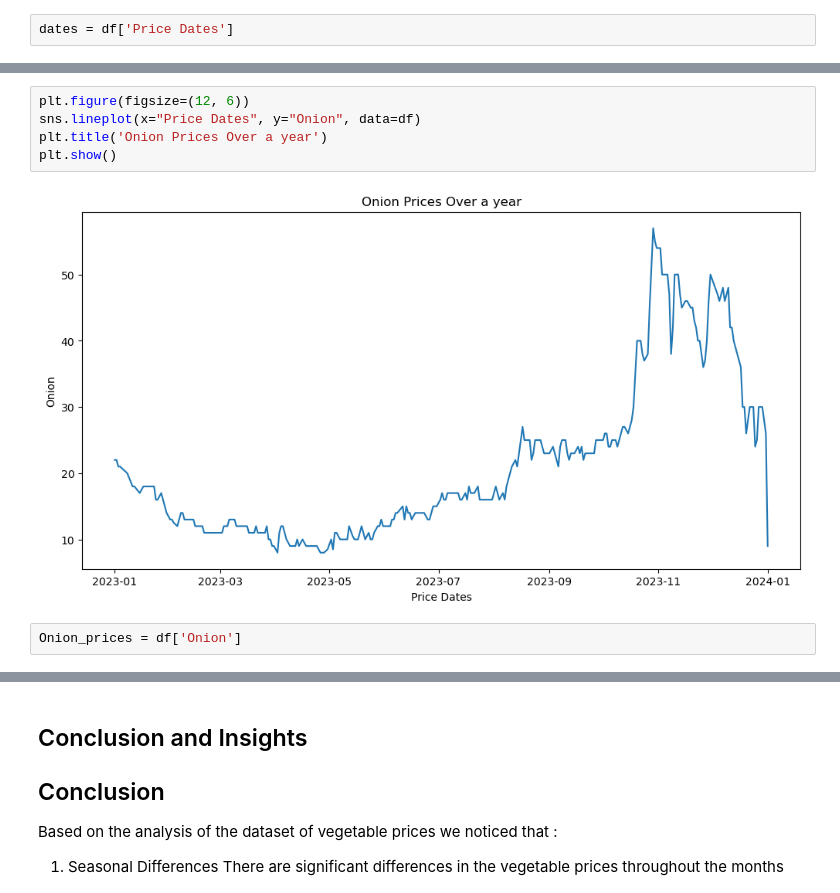
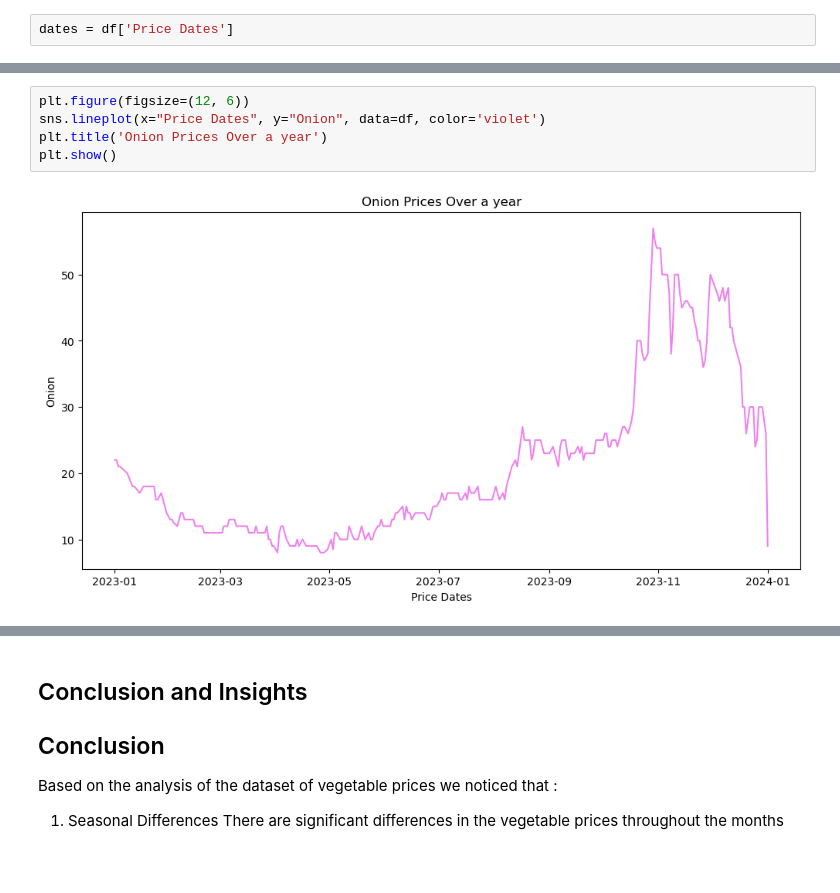
Before and after one commit to justin9503/MM6-Python-Project, a Jupyter notebook: Vegetable prices_MM6.ipynb, the cells around one changed output, grey strips where cells are left out. Cells and saved outputs as stored; diff of their text form; blank space fills up the shorter version.

```diff
--- a/Vegetable prices_MM6.ipynb
+++ b/Vegetable prices_MM6.ipynb
@@ -188,9 +199,7 @@ plt.show()
 # %%
 plt.figure(figsize=(12, 6))
-sns.lineplot(x="Price Dates", y="Onion", data=df)
+sns.lineplot(x="Price Dates", y="Onion", data=df, color='violet')
 plt.title('Onion Prices Over a year')
 plt.show()
 # %% [output]
-[figure, old version]
+[figure, new version]
-# %%
-Onion_prices = df['Onion']
```
Also changed, not shown: parts of 20 cells of this notebook, 2 other files.
